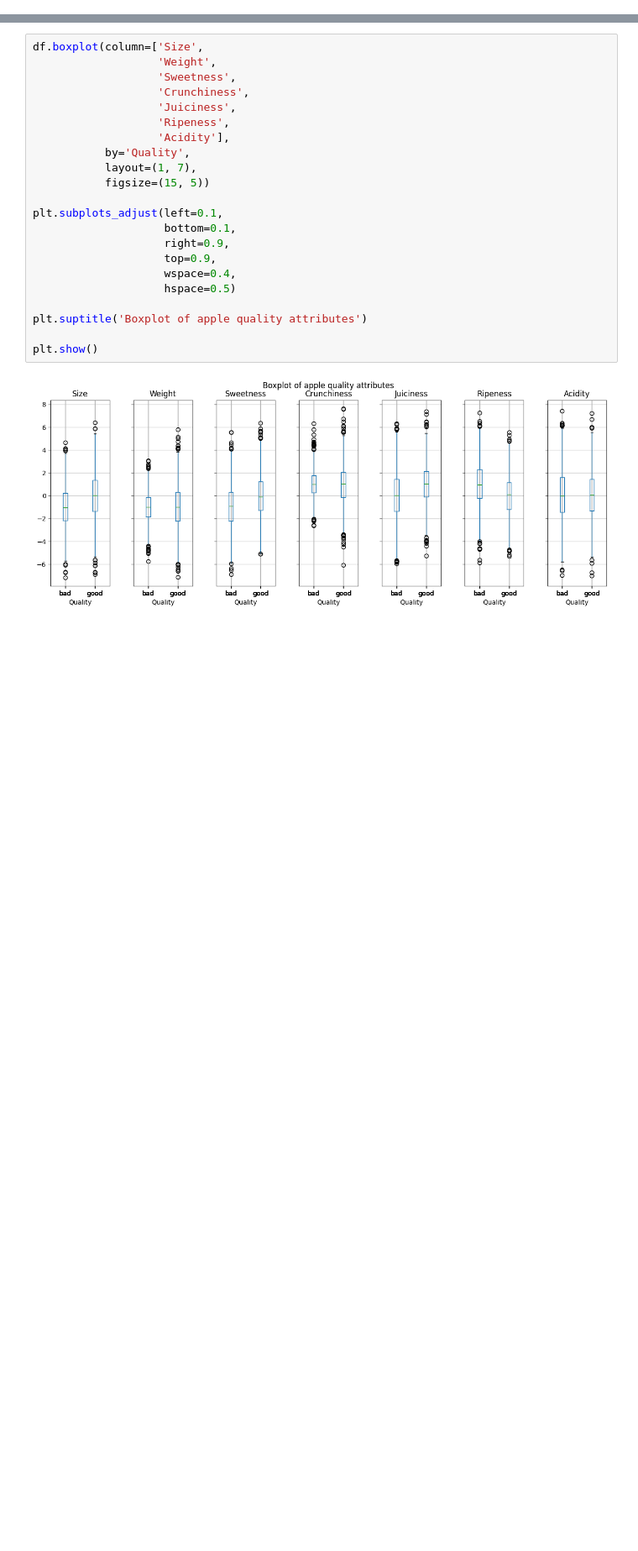
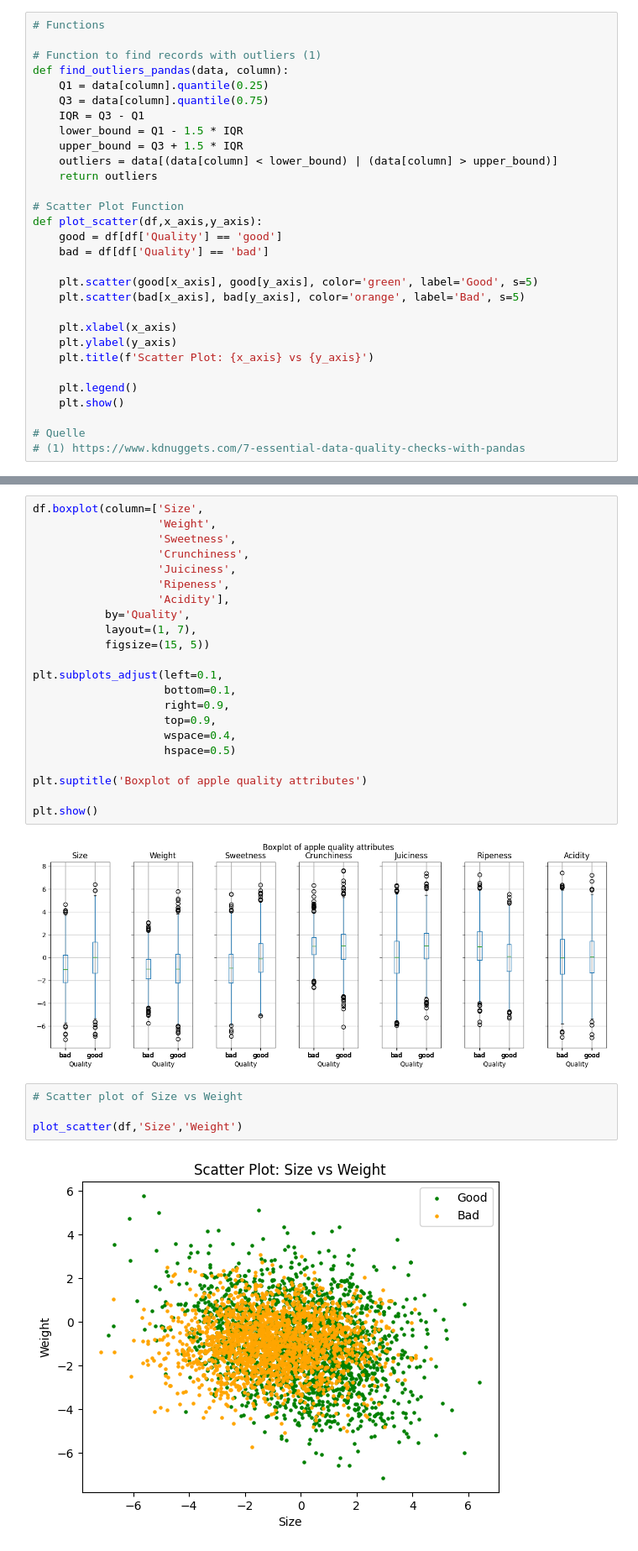
Before and after one commit to timonoessler/DataExplorationProject, a Jupyter notebook: src/Data_explo.ipynb, the cells around one changed output, grey strips where cells are left out. Shown at 84% size. Cells and saved outputs as stored; diff of their text form; blank space fills up the shorter version.

Commit message:
Data Exploration finished

```diff
--- a/src/Data_explo.ipynb
+++ b/src/Data_explo.ipynb
@@ -12 +25,31 @@ please provide us feedback at https://github.com/pandas-dev/pandas/issues/54466
+# %%
+# Functions
+
+# Function to find records with outliers (1)
+def find_outliers_pandas(data, column):
+	Q1 = data[column].quantile(0.25)
+	Q3 = data[column].quantile(0.75)
+	IQR = Q3 - Q1
+	lower_bound = Q1 - 1.5 * IQR
+	upper_bound = Q3 + 1.5 * IQR
+	outliers = data[(data[column] < lower_bound) | (data[column] > upper_bound)]
+	return outliers
+
+# Scatter Plot Function
+def plot_scatter(df,x_axis,y_axis):
+    good = df[df['Quality'] == 'good']
+    bad = df[df['Quality'] == 'bad']
+
+    plt.scatter(good[x_axis], good[y_axis], color='green', label='Good', s=5)
+    plt.scatter(bad[x_axis], bad[y_axis], color='orange', label='Bad', s=5)
+
+    plt.xlabel(x_axis)
+    plt.ylabel(y_axis)
+    plt.title(f'Scatter Plot: {x_axis} vs {y_axis}')
+
+    plt.legend()
+    plt.show()
+
+# Quelle
+# (1) https://www.kdnuggets.com/7-essential-data-quality-checks-with-pandas
 # %%
@@ -60,3 +160,9 @@ plt.suptitle('Boxplot of apple quality attributes')
 plt.show()
 # %% [output]
 [figure]
+# %%
+# Scatter plot of Size vs Weight
+
+plot_scatter(df,'Size','Weight')
+# %% [output]
+[figure, added]
```
Also changed, not shown: parts of 12 cells of this notebook, 1 other file.
